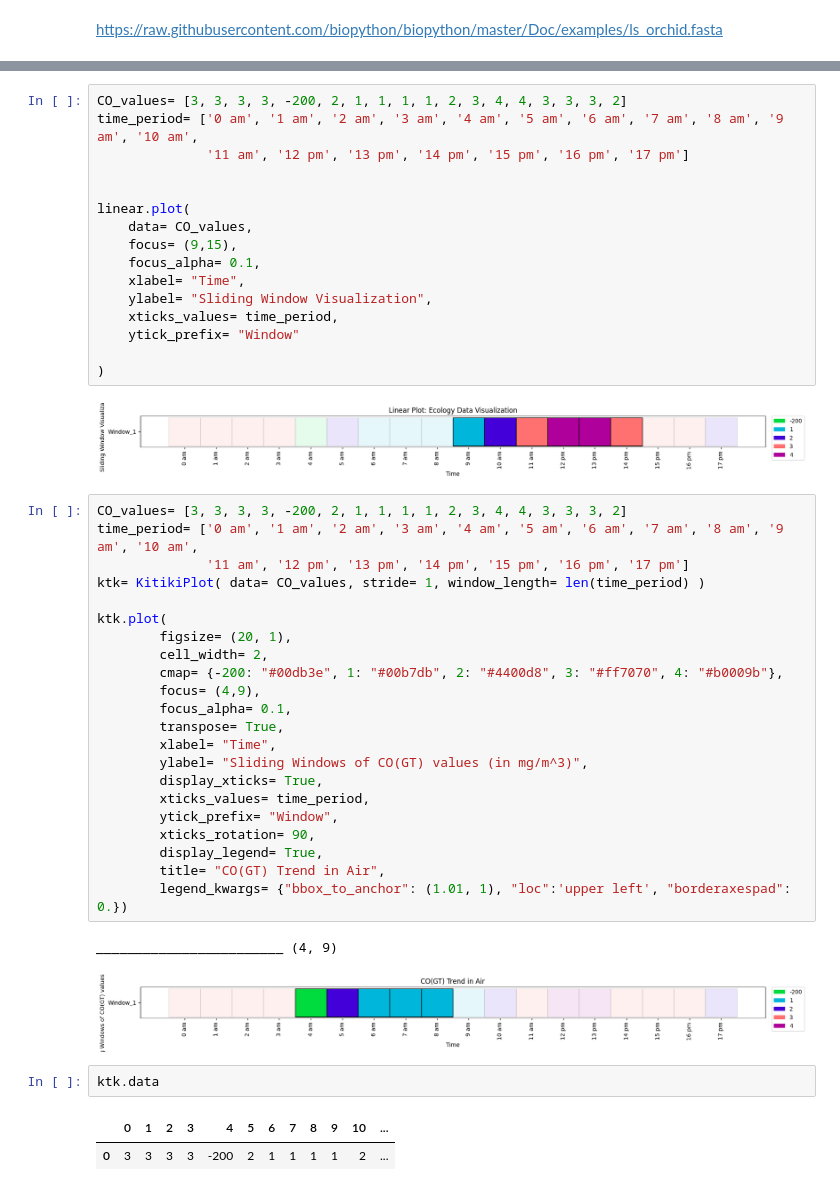
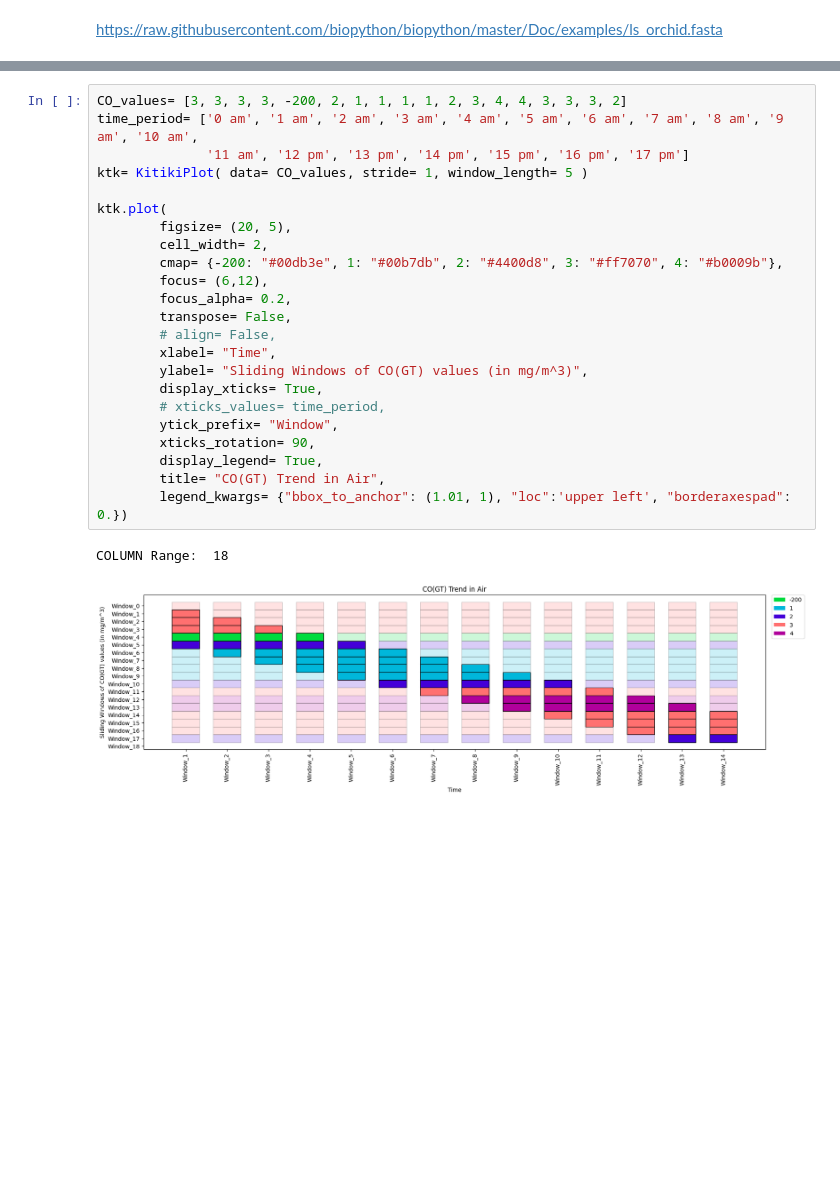
Before and after one commit to BodduSriPavan-111/kitikiplot, a Jupyter notebook: examples/Streamlit_Demo.ipynb, the cells around one changed output, grey strips where cells are left out. Drawn from its saved outputs; the diff is of its cells as text; blank space fills up the shorter version.

```diff
--- a/examples/Streamlit_Demo.ipynb
+++ b/examples/Streamlit_Demo.ipynb
@@ -16,48 +91,26 @@ os.chdir("..")
 # %%
 CO_values= [3, 3, 3, 3, -200, 2, 1, 1, 1, 1, 2, 3, 4, 4, 3, 3, 3, 2]
 time_period= ['0 am', '1 am', '2 am', '3 am', '4 am', '5 am', '6 am', '7 am', '8 am', '9 am', '10 am',
               '11 am', '12 pm', '13 pm', '14 pm', '15 pm', '16 pm', '17 pm']
+ktk= KitikiPlot( data= CO_values, stride= 1, window_length= 5 )
 
-
-linear.plot(
-    data= CO_values,
-    focus= (9,15),
-    focus_alpha= 0.1,
-    xlabel= "Time",
-    ylabel= "Sliding Window Visualization",
-    xticks_values= time_period,
-    ytick_prefix= "Window"
-
-)
+ktk.plot(
+        figsize= (20, 5),
+        cell_width= 2,
+        cmap= {-200: "#00db3e", 1: "#00b7db", 2: "#4400d8", 3: "#ff7070", 4: "#b0009b"},
+        focus= (6,12),
+        focus_alpha= 0.2,
+        transpose= False,
+        # align= False,
+        xlabel= "Time",
+        ylabel= "Sliding Windows of CO(GT) values (in mg/m^3)",
+        display_xticks= True,
+        # xticks_values= time_period,
+        ytick_prefix= "Window",
+        xticks_rotation= 90,
+        display_legend= True,
+        title= "CO(GT) Trend in Air",
+        legend_kwargs= {"bbox_to_anchor": (1.01, 1), "loc":'upper left', "borderaxespad": 0.})
 # %% [output]
+COLUMN Range:  18
-[figure, old version]
+[figure, new version]
-# %%
-CO_values= [3, 3, 3, 3, -200, 2, 1, 1, 1, 1, 2, 3, 4, 4, 3, 3, 3, 2]
-time_period= ['0 am', '1 am', '2 am', '3 am', '4 am', '5 am', '6 am', '7 am', '8 am', '9 am', '10 am',
-              '11 am', '12 pm', '13 pm', '14 pm', '15 pm', '16 pm', '17 pm']
-ktk= KitikiPlot( data= CO_values, stride= 1, window_length= len(time_period) )
-
-ktk.plot(
-        figsize= (20, 1),
-        cell_width= 2,
-        cmap= {-200: "#00db3e", 1: "#00b7db", 2: "#4400d8", 3: "#ff7070", 4: "#b0009b"},
-        focus= (4,9),
-        focus_alpha= 0.1,
-        transpose= True,
-        xlabel= "Time",
-        ylabel= "Sliding Windows of CO(GT) values (in mg/m^3)",
-        display_xticks= True,
-        xticks_values= time_period,
-        ytick_prefix= "Window",
-        xticks_rotation= 90,
-        display_legend= True,
-        title= "CO(GT) Trend in Air",
-        legend_kwargs= {"bbox_to_anchor": (1.01, 1), "loc":'upper left', "borderaxespad": 0.})
-# %% [output]
-________________________ (4, 9)
-[figure, removed]
-# %%
-ktk.data
-# %% [output]
-|  | 0 | 1 | 2 | 3 | 4 | 5 | 6 | 7 | 8 | 9 | 10 | ... |
-| 0 | 3 | 3 | 3 | 3 | -200 | 2 | 1 | 1 | 1 | 1 | 2 | ... |
```
Also changed, not shown: parts of 10 cells of this notebook, 6 other files.
